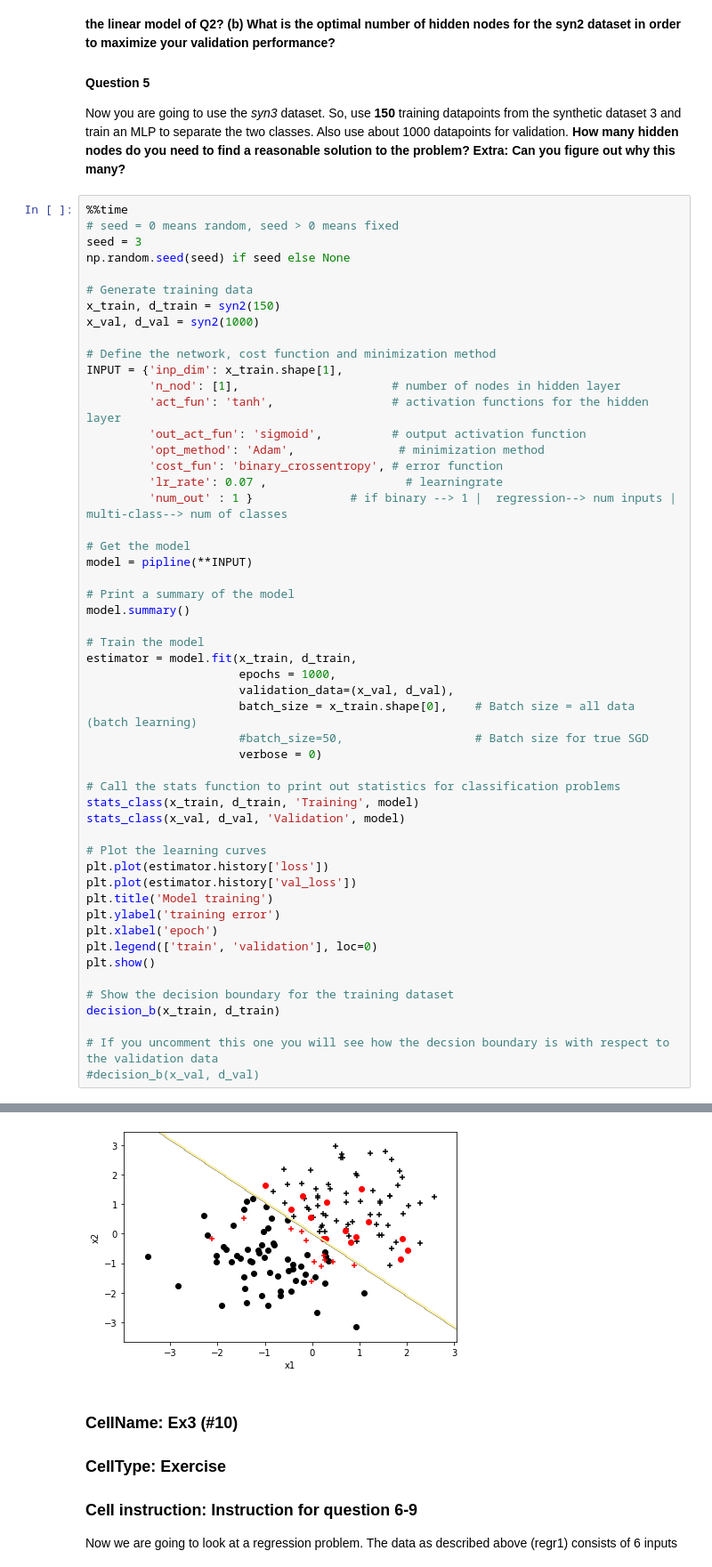
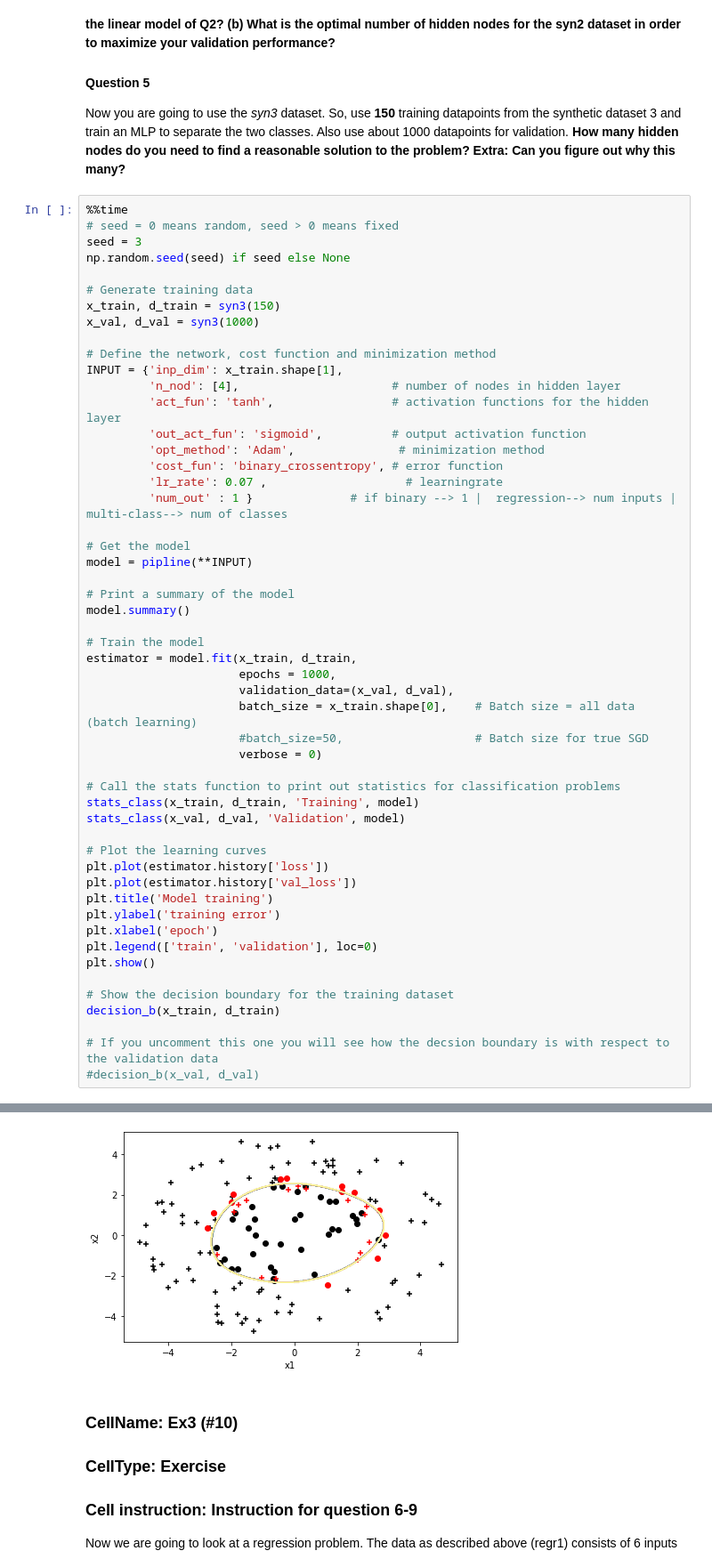
Before and after one commit to JonasFockstedt/Deep_Learning, a Jupyter notebook: MLP/lab1.ipynb, the cells around one changed output, grey strips where cells are left out. Shown at 89% size. Cells and saved outputs as stored; diff of their text form.

```diff
--- a/MLP/lab1.ipynb
+++ b/MLP/lab1.ipynb
@@ -675,12 +675,12 @@ seed = 3
 np.random.seed(seed) if seed else None
 
 # Generate training data
-x_train, d_train = syn2(150)
-x_val, d_val = syn2(1000)
+x_train, d_train = syn3(150)
+x_val, d_val = syn3(1000)
 
 # Define the network, cost function and minimization method
 INPUT = {'inp_dim': x_train.shape[1],
-         'n_nod': [1],                      # number of nodes in hidden layer
+         'n_nod': [4],                      # number of nodes in hidden layer
          'act_fun': 'tanh',                 # activation functions for the hidden layer
          'out_act_fun': 'sigmoid',          # output activation function
          'opt_method': 'Adam',               # minimization method
@@ -743,4 +743,4 @@ Wall time: 31.7 s
-[figure, old version]
+[figure, new version]
 # %% [markdown]
 ### CellName: Ex3 (#10)
 ### CellType: Exercise
```
Also changed, not shown: parts of 4 cells of this notebook, 1 other file.
